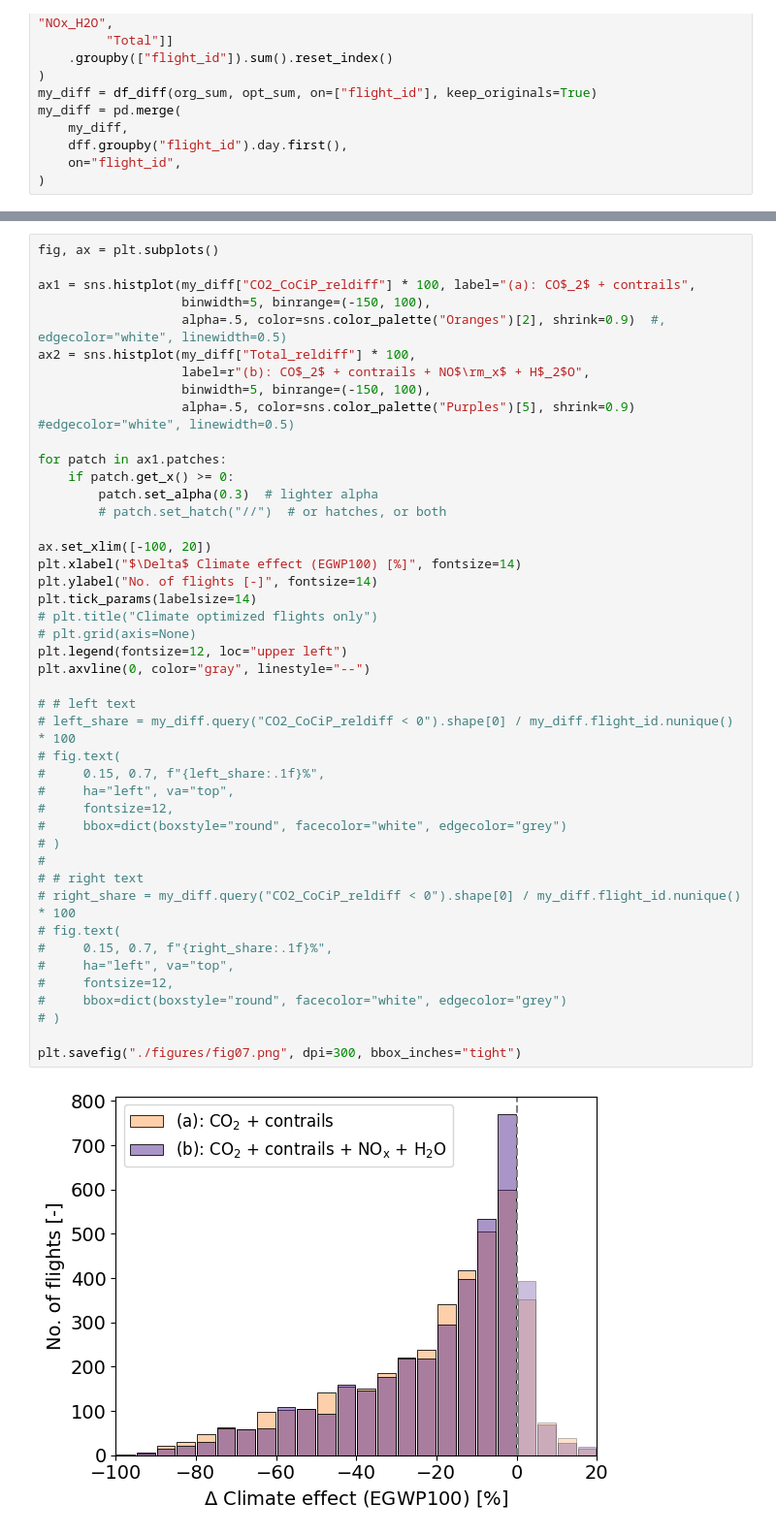
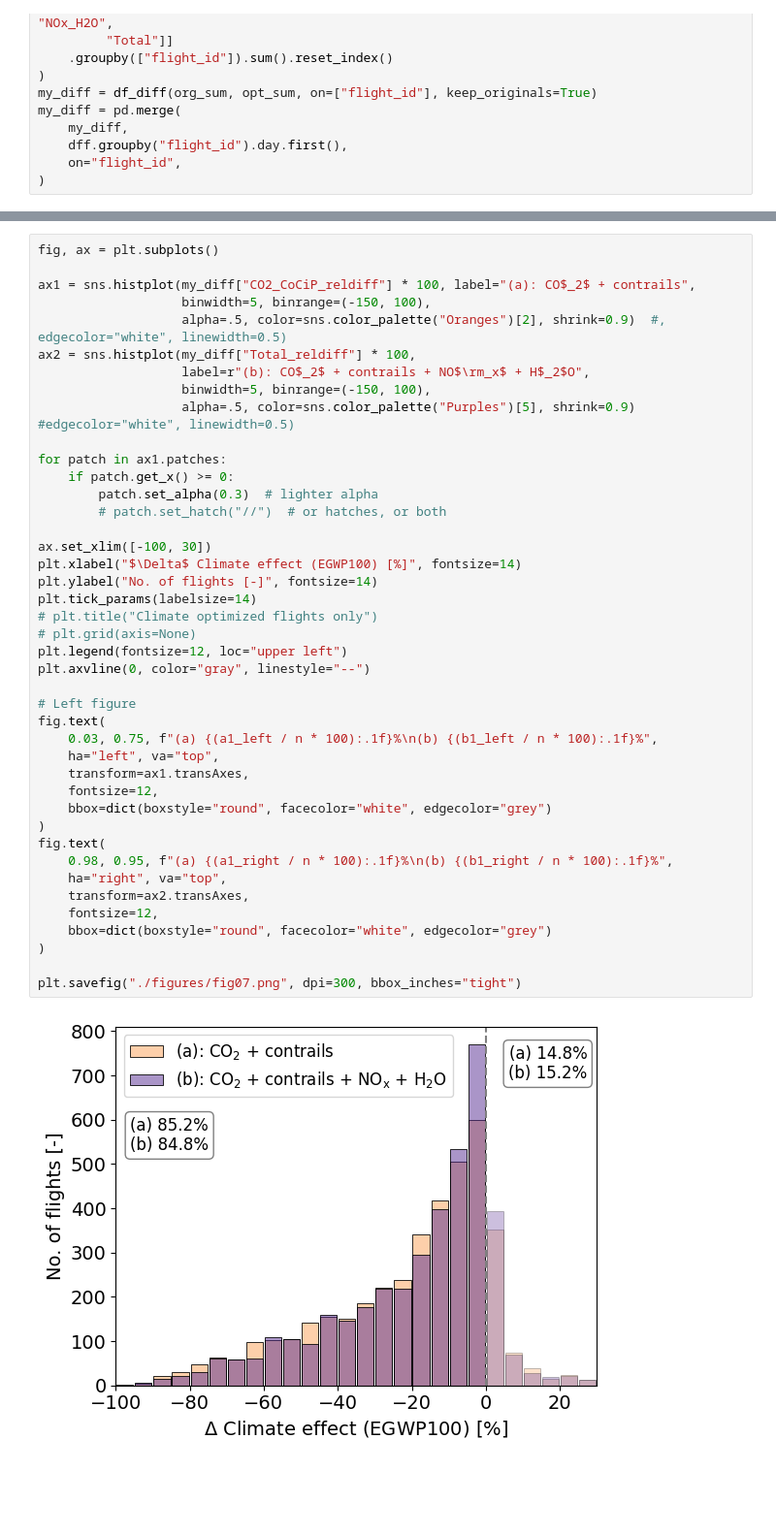
Before and after one commit to HeatherAn/jecats-paper-climate-mitigation, a Jupyter notebook: notebooks/figure-07.ipynb, the cells around one changed output, grey strips where cells are left out. Shown at 97% size. Saved outputs shown, nothing was run; the diff lists cells and outputs as text; blank space fills up the shorter version.

Commit message:
update and rename figures for final manuscript

```diff
--- a/notebooks/figure-07.ipynb
+++ b/notebooks/figure-07.ipynb
@@ -87,46 +96,44 @@ my_diff = pd.merge(
 # %%
 fig, ax = plt.subplots()
 
 ax1 = sns.histplot(my_diff["CO2_CoCiP_reldiff"] * 100, label="(a): CO$_2$ + contrails",
                    binwidth=5, binrange=(-150, 100),
                    alpha=.5, color=sns.color_palette("Oranges")[2], shrink=0.9)  #, edgecolor="white", linewidth=0.5)
 ax2 = sns.histplot(my_diff["Total_reldiff"] * 100,
                    label=r"(b): CO$_2$ + contrails + NO$\rm_x$ + H$_2$O",
                    binwidth=5, binrange=(-150, 100),
                    alpha=.5, color=sns.color_palette("Purples")[5], shrink=0.9)  #edgecolor="white", linewidth=0.5)
 
 for patch in ax1.patches:
     if patch.get_x() >= 0:
         patch.set_alpha(0.3)  # lighter alpha
         # patch.set_hatch("//")  # or hatches, or both
 
-ax.set_xlim([-100, 20])
+ax.set_xlim([-100, 30])
 plt.xlabel("$\Delta$ Climate effect (EGWP100) [%]", fontsize=14)
 plt.ylabel("No. of flights [-]", fontsize=14)
 plt.tick_params(labelsize=14)
 # plt.title("Climate optimized flights only")
 # plt.grid(axis=None)
 plt.legend(fontsize=12, loc="upper left")
 plt.axvline(0, color="gray", linestyle="--")
 
-# # left text
-# left_share = my_diff.query("CO2_CoCiP_reldiff < 0").shape[0] / my_diff.flight_id.nunique() * 100
-# fig.text(
-#     0.15, 0.7, f"{left_share:.1f}%",
-#     ha="left", va="top",
-#     fontsize=12,
-#     bbox=dict(boxstyle="round", facecolor="white", edgecolor="grey")
-# )
-#
-# # right text
-# right_share = my_diff.query("CO2_CoCiP_reldiff < 0").shape[0] / my_diff.flight_id.nunique() * 100
-# fig.text(
-#     0.15, 0.7, f"{right_share:.1f}%",
-#     ha="left", va="top",
-#     fontsize=12,
-#     bbox=dict(boxstyle="round", facecolor="white", edgecolor="grey")
-# )
+# Left figure
+fig.text(
+    0.03, 0.75, f"(a) {(a1_left / n * 100):.1f}%\n(b) {(b1_left / n * 100):.1f}%",
+    ha="left", va="top",
+    transform=ax1.transAxes,
+    fontsize=12,
+    bbox=dict(boxstyle="round", facecolor="white", edgecolor="grey")
+)
+fig.text(
+    0.98, 0.95, f"(a) {(a1_right / n * 100):.1f}%\n(b) {(b1_right / n * 100):.1f}%",
+    ha="right", va="top",
+    transform=ax2.transAxes,
+    fontsize=12,
+    bbox=dict(boxstyle="round", facecolor="white", edgecolor="grey")
+)
 
 plt.savefig("./figures/fig07.png", dpi=300, bbox_inches="tight")
 # %% [output]
-[figure, old version]
+[figure, new version]
```
Also changed, not shown: parts of 3 cells of this notebook, 11 other files.
